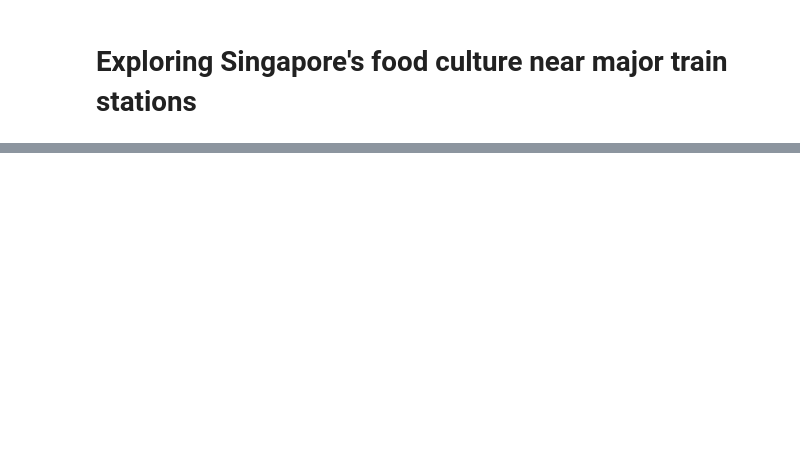
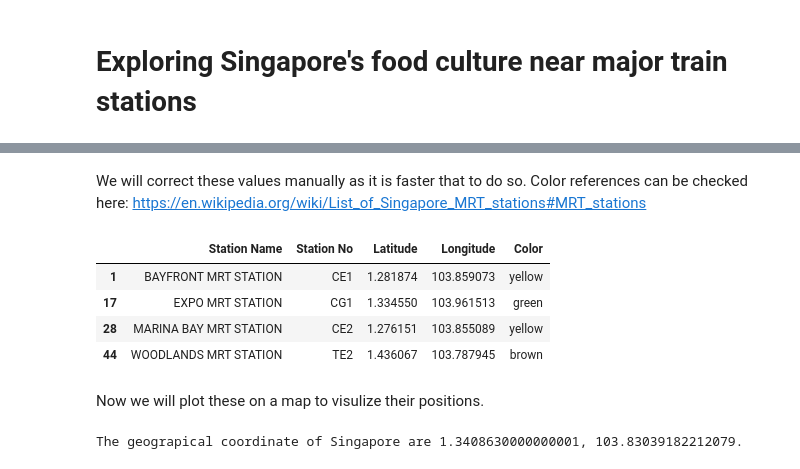
Before and after one commit to alfredtan/Coursera_Capstone, a Jupyter notebook: Week 4 Assignment/Capstone - Final Assignment.ipynb, the cells around one changed output, grey strips where cells are left out. Saved outputs shown, nothing was run; the diff lists cells and outputs as text; code cells hidden in the pictures; blank space fills up the shorter version.

```diff
--- a/Week 4 Assignment/Capstone - Final Assignment.ipynb
+++ b/Week 4 Assignment/Capstone - Final Assignment.ipynb
@@ -45,0 +178,30 @@ At this point, the following sources are identified:
+# %% [markdown]
+We will correct these values manually as it is faster that to do so. Color references can be checked here: https://en.wikipedia.org/wiki/List_of_Singapore_MRT_stations#MRT_stations
+# %%
+# Update using the indexes from the table above
+sg_mrt_stations_inx.loc[1, 'Color'] = 'yellow'
+sg_mrt_stations_inx.loc[17, 'Color'] = 'green'
+sg_mrt_stations_inx.loc[28, 'Color'] = 'yellow'
+sg_mrt_stations_inx.loc[44, 'Color'] = 'brown'
+
+
+# let's check the values again
+sg_mrt_stations_inx.loc[[1, 17, 28, 44]]
+# %% [output]
+|  | Station Name | Station No | Latitude | Longitude | Color |
+| 1 | BAYFRONT MRT STATION | CE1 | 1.281874 | 103.859073 | yellow |
+| 17 | EXPO MRT STATION | CG1 | 1.334550 | 103.961513 | green |
+| 28 | MARINA BAY MRT STATION | CE2 | 1.276151 | 103.855089 | yellow |
+| 44 | WOODLANDS MRT STATION | TE2 | 1.436067 | 103.787945 | brown |
+# %% [markdown]
+Now we will plot these on a map to visulize their positions.
+# %%
+address = 'Singapore, SG'
+
+geolocator = Nominatim(user_agent="sg_explorer")
+location = geolocator.geocode(address)
+latitude = location.latitude
+longitude = location.longitude
+print('The geograpical coordinate of Singapore are {}, {}.'.format(latitude, longitude))
+# %% [output]
+The geograpical coordinate of Singapore are 1.3408630000000001, 103.83039182212079.
```
Also changed, not shown: parts of 25 cells of this notebook, 2 other files.
